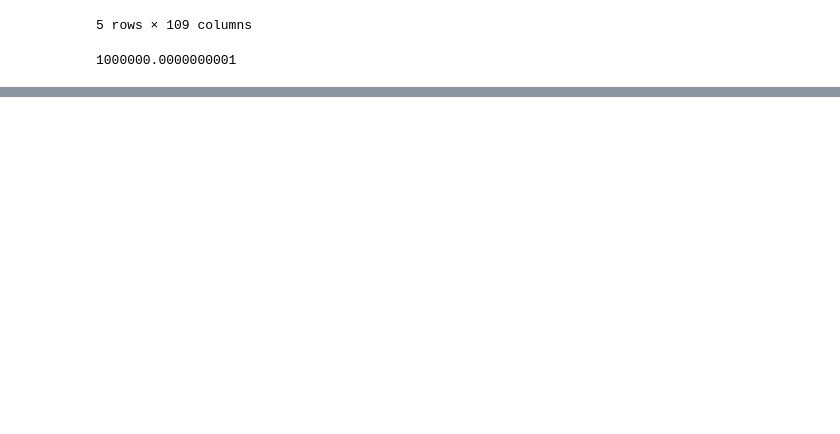
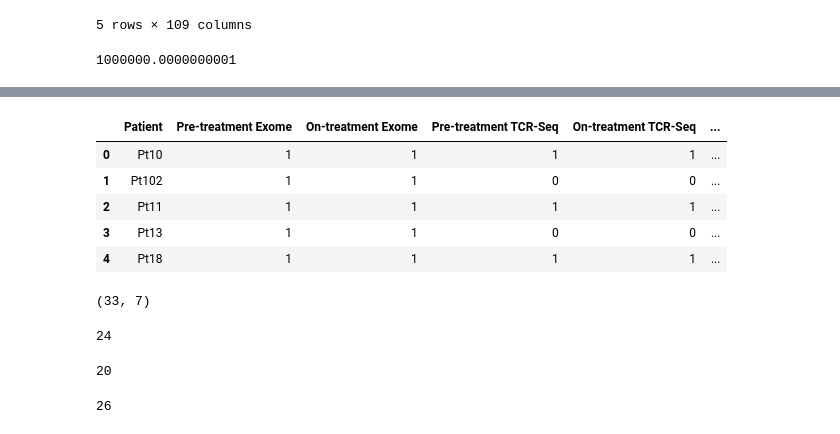
Before and after one commit to Ethanlong2000/Capstone-Project, a Jupyter notebook: script/check_file.ipynb, the cells around one changed output, grey strips where cells are left out. Saved outputs shown, nothing was run; the diff lists cells and outputs as text; code cells hidden in the pictures; blank space fills up the shorter version.

```diff
--- a/script/check_file.ipynb
+++ b/script/check_file.ipynb
@@ -423,0 +476,3 @@ tpm_from_fpkm.to_csv('/work/longyh/BY/processed/GSE91061_BMS038109Sample.hg19Kno
+# %%
+naive_path='/work/longyh/BY/processed/merged_WES_meta_cohort_naive.xlsx'
+naive=pd.read_excel(naive_path)
@@ -423,0 +488,2 @@ tpm_from_fpkm.to_csv('/work/longyh/BY/processed/GSE91061_BMS038109Sample.hg19Kno
+# %%
+seq_table=pd.read_excel('/work/longyh/BY/raw/1-s2.0-S0092867417311224-mmc4.xlsx',skiprows=2)
@@ -423,0 +499,36 @@ tpm_from_fpkm.to_csv('/work/longyh/BY/processed/GSE91061_BMS038109Sample.hg19Kno
+# %%
+#naive队列取Patient列并去重
+naive_patients = naive["Patient"].drop_duplicates()
+# %%
+merged_naive = pd.merge(naive_patients.to_frame(), seq_table, on="Patient", how="left")
+# %%
+merged_naive.head()
+# %% [output]
+|  | Patient | Pre-treatment Exome | On-treatment Exome | Pre-treatment TCR-Seq | On-treatment TCR-Seq | ... |
+| 0 | Pt10 | 1 | 1 | 1 | 1 | ... |
+| 1 | Pt102 | 1 | 1 | 0 | 0 | ... |
+| 2 | Pt11 | 1 | 1 | 1 | 1 | ... |
+| 3 | Pt13 | 1 | 1 | 0 | 0 | ... |
+| 4 | Pt18 | 1 | 1 | 1 | 1 | ... |
+# %%
+merged_naive.shape
+# %% [output]
+(33, 7)
+# %%
+#Pre-treatment Exome和Pre-treatment RNA-Seq都为1的患者数量
+pre_treatment_both_1 = merged_naive[(merged_naive["Pre-treatment Exome"] == 1) & (merged_naive["Pre-treatment RNA-Seq"] == 1)]
+pre_treatment_both_1.shape[0]
+# %% [output]
+24
+# %%
+#Pre-treatment Exome和On-treatment RNA-Seq都为1的患者数量
+pre_treatment_exome_on_treatment_rna_1 = merged_naive[(merged_naive["Pre-treatment Exome"] == 1) & (merged_naive["On-treatment RNA-Seq"] == 1)]
+pre_treatment_exome_on_treatment_rna_1.shape[0]
+# %% [output]
+20
+# %%
+#Pre-treatment Exome为1且Pre-treatment RNA-Seq或On-treatment RNA-Seq为1的患者数量
+pre_treatment_exome_post_on_treatment_rna_1 = merged_naive[(merged_naive["Pre-treatment Exome"] == 1) & ((merged_naive["Pre-treatment RNA-Seq"] == 1) | (merged_naive["On-treatment RNA-Seq"] == 1))]
+pre_treatment_exome_post_on_treatment_rna_1.shape[0]
+# %% [output]
+26
```
Also changed, not shown: parts of 10 cells of this notebook, 3 other files.
